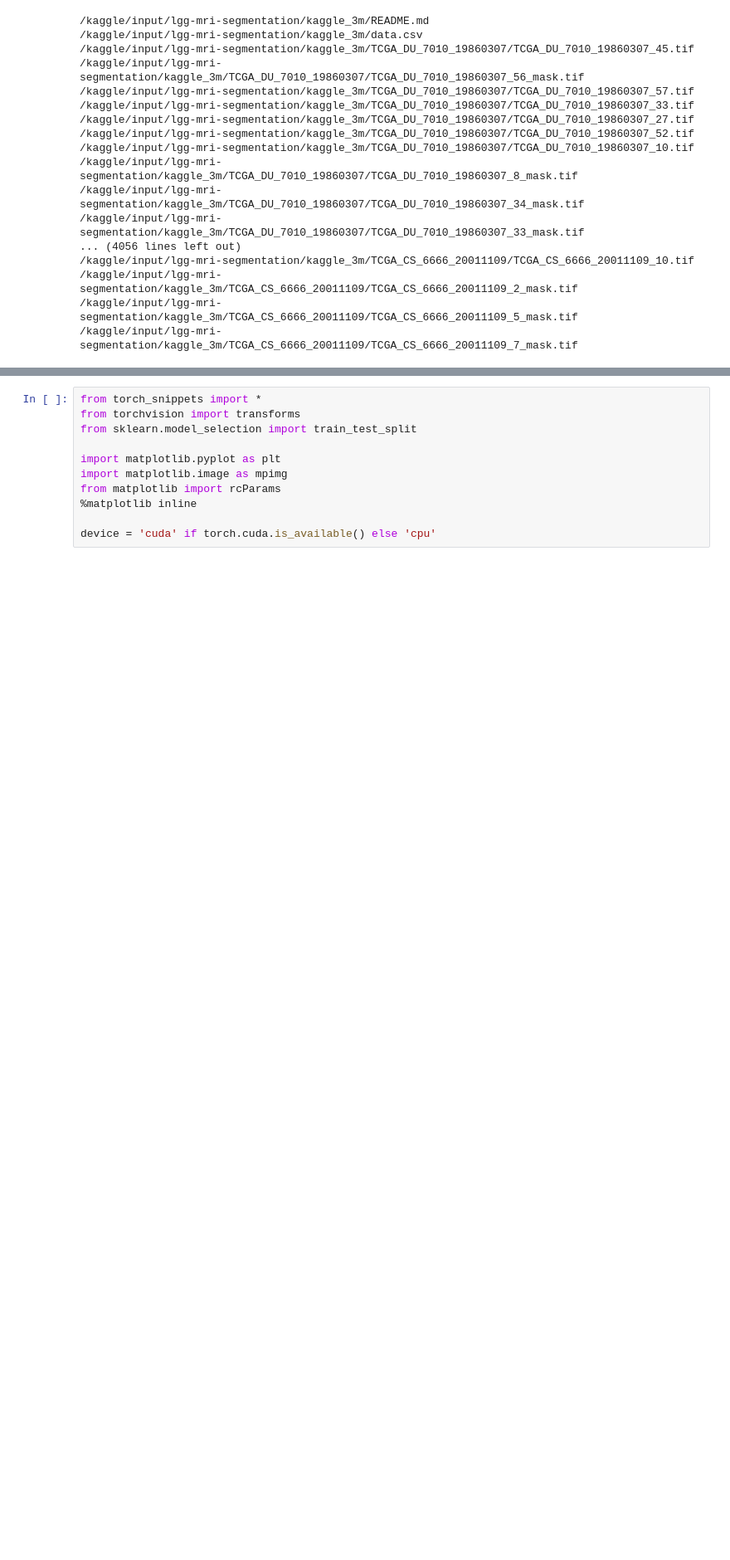
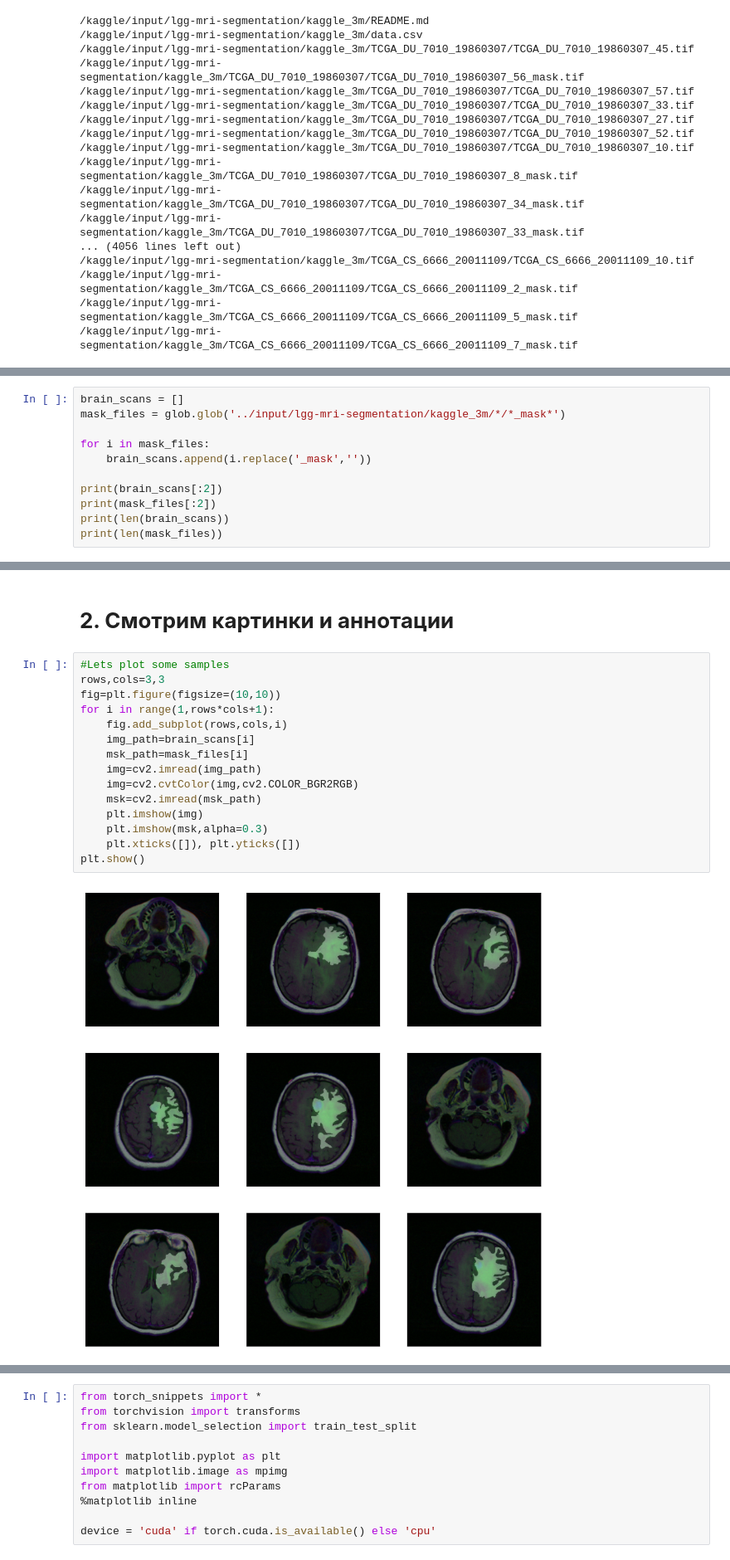
Before and after one commit to kraken114/Kaggle, a Jupyter notebook: brain-2-unet-pytorch.ipynb, the cells around one changed output, grey strips where cells are left out. Shown at 83% size. Saved outputs shown, nothing was run; the diff lists cells and outputs as text; blank space fills up the shorter version.

```diff
--- a/brain-2-unet-pytorch.ipynb
+++ b/brain-2-unet-pytorch.ipynb
@@ -57,0 +90,11 @@ Successfully installed Levenshtein-0.25.1 PyMuPDFb-1.24.3 cfgv-3.4.0 icecream-2.
+# %%
+brain_scans = []
+mask_files = glob.glob('../input/lgg-mri-segmentation/kaggle_3m/*/*_mask*')
+
+for i in mask_files:
+    brain_scans.append(i.replace('_mask',''))
+
+print(brain_scans[:2])
+print(mask_files[:2])
+print(len(brain_scans))
+print(len(mask_files))
@@ -57,0 +112,19 @@ Successfully installed Levenshtein-0.25.1 PyMuPDFb-1.24.3 cfgv-3.4.0 icecream-2.
+# %% [markdown]
+# **2. Смотрим картинки и аннотации**
+# %%
+#Lets plot some samples
+rows,cols=3,3
+fig=plt.figure(figsize=(10,10))
+for i in range(1,rows*cols+1):
+    fig.add_subplot(rows,cols,i)
+    img_path=brain_scans[i]
+    msk_path=mask_files[i]
+    img=cv2.imread(img_path)
+    img=cv2.cvtColor(img,cv2.COLOR_BGR2RGB)
+    msk=cv2.imread(msk_path)
+    plt.imshow(img)
+    plt.imshow(msk,alpha=0.3)
+    plt.xticks([]), plt.yticks([])
+plt.show()
+# %% [output]
+[figure, added]
```
Also changed, not shown: parts of 20 cells of this notebook.
